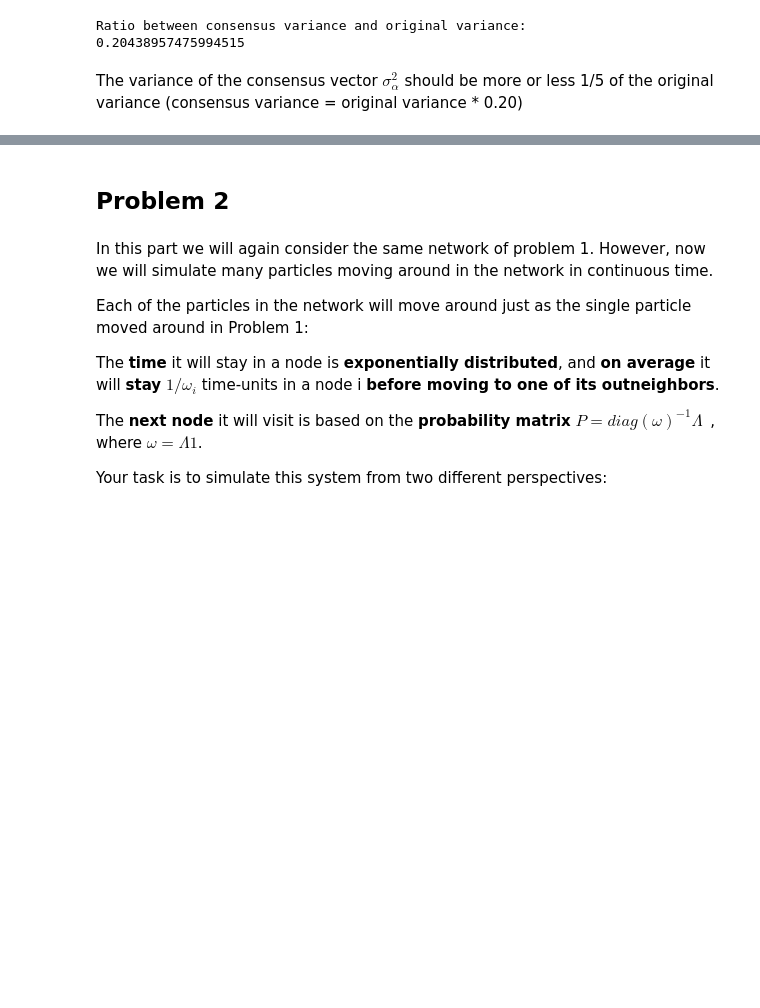
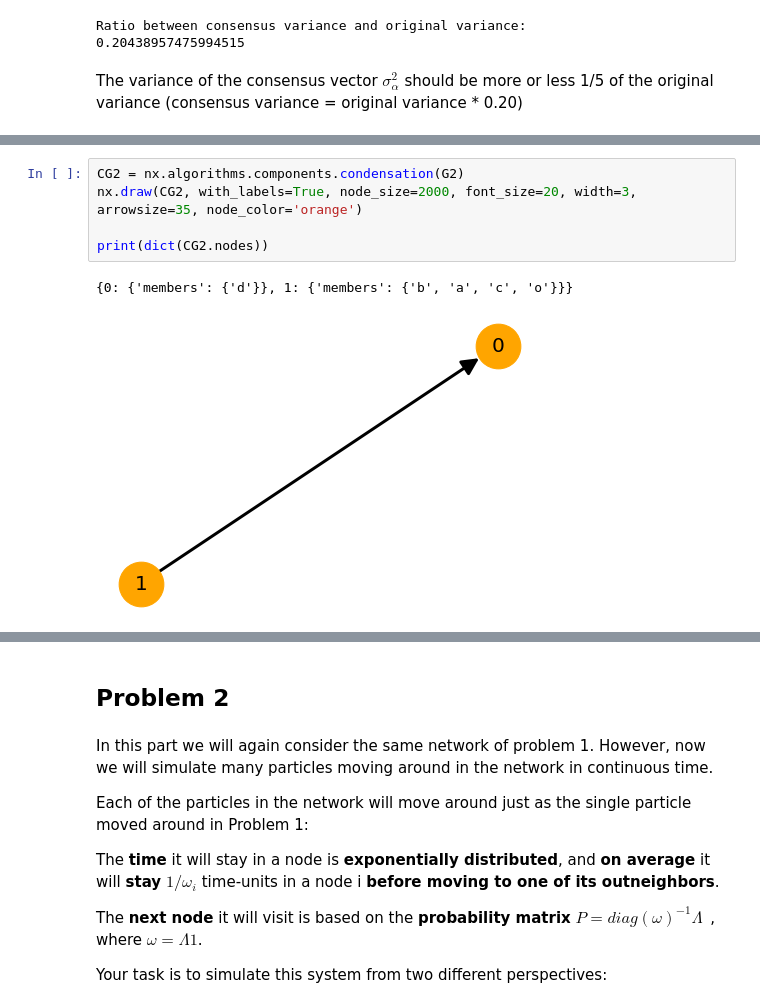
Before and after one commit to fabioeterno/Network_Homework, a Jupyter notebook: Homework2/Hw2.ipynb, the cells around one changed output, grey strips where cells are left out. Cells and saved outputs as stored; diff of their text form; blank space fills up the shorter version.

```diff
--- a/Homework2/Hw2.ipynb
+++ b/Homework2/Hw2.ipynb
@@ -450,0 +562,8 @@ Variance of the consensus state: 0.017226636542015637
+# %%
+CG2 = nx.algorithms.components.condensation(G2)
+nx.draw(CG2, with_labels=True, node_size=2000, font_size=20, width=3, arrowsize=35, node_color='orange')
+
+print(dict(CG2.nodes))
+# %% [output]
+{0: {'members': {'d'}}, 1: {'members': {'b', 'a', 'c', 'o'}}}
+[figure, added]
```
Also changed, not shown: parts of 28 cells of this notebook.
